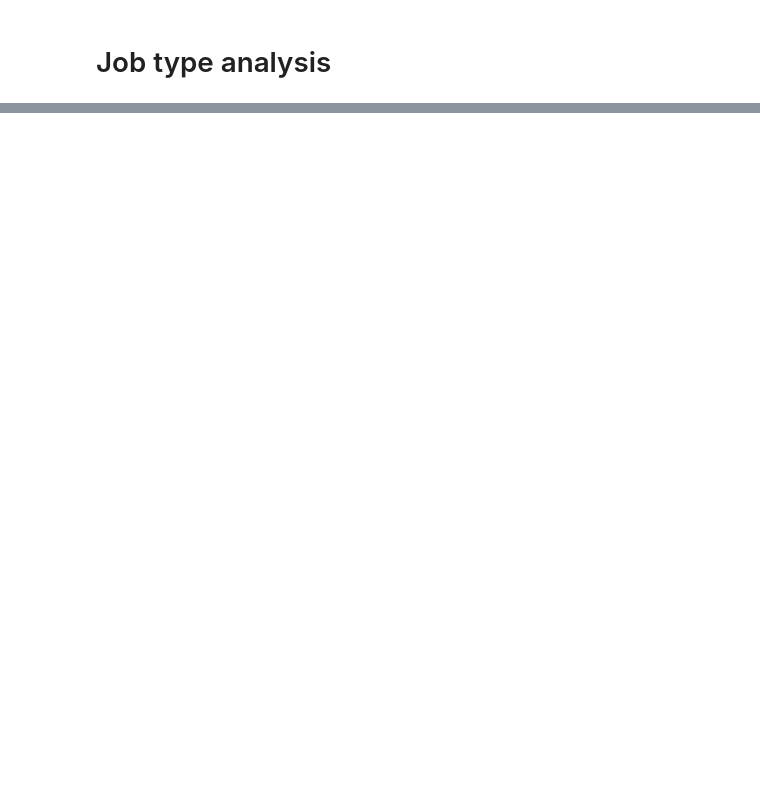
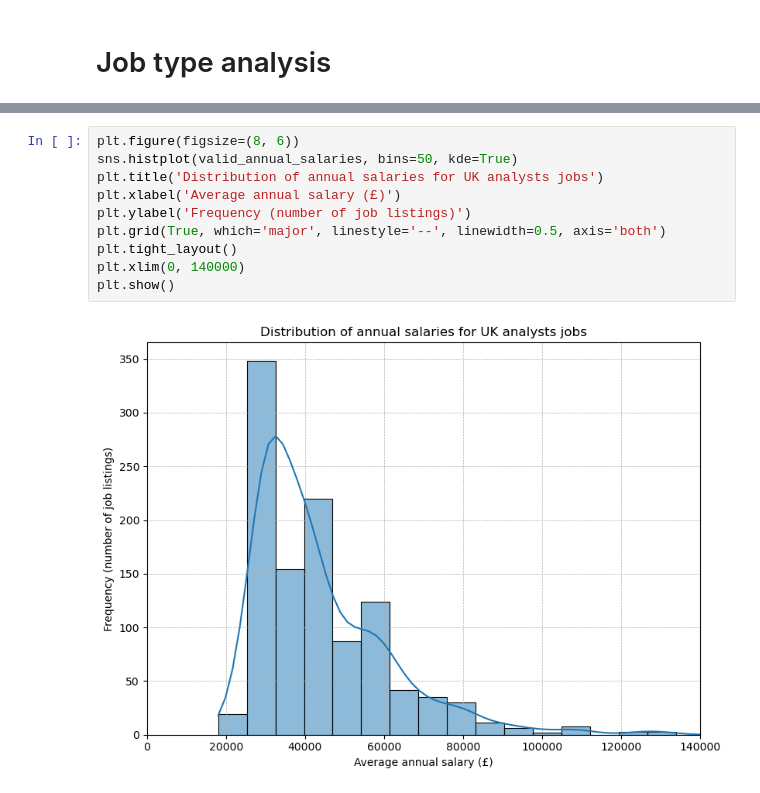
Before and after one commit to CawbyCop/720000069, a Jupyter notebook: blog.ipynb, the cells around one changed output, grey strips where cells are left out. Drawn from its saved outputs; the diff is of its cells as text; blank space fills up the shorter version.

```diff
--- a/blog.ipynb
+++ b/blog.ipynb
@@ -126,0 +222,12 @@ plt.show()
+# %%
+plt.figure(figsize=(8, 6))
+sns.histplot(valid_annual_salaries, bins=50, kde=True)
+plt.title('Distribution of annual salaries for UK analysts jobs')
+plt.xlabel('Average annual salary (£)')
+plt.ylabel('Frequency (number of job listings)')
+plt.grid(True, which='major', linestyle='--', linewidth=0.5, axis='both')
+plt.tight_layout()
+plt.xlim(0, 140000)
+plt.show()
+# %% [output]
+[figure, added]
```
Also changed, not shown: parts of 7 cells of this notebook, 2 other files.
